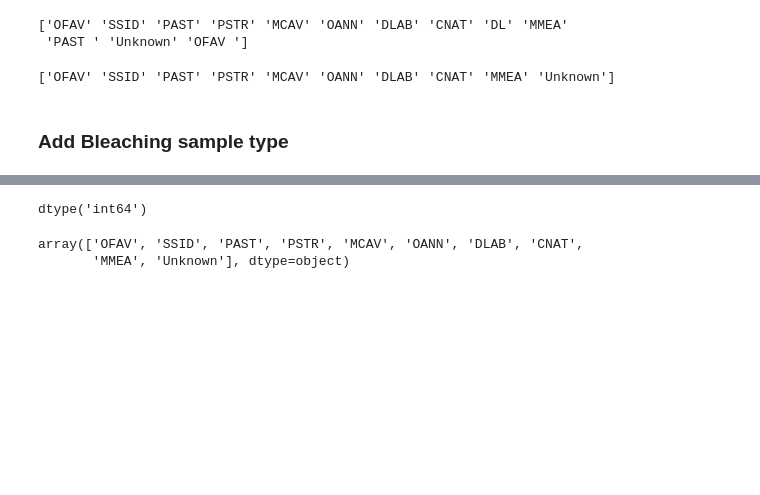
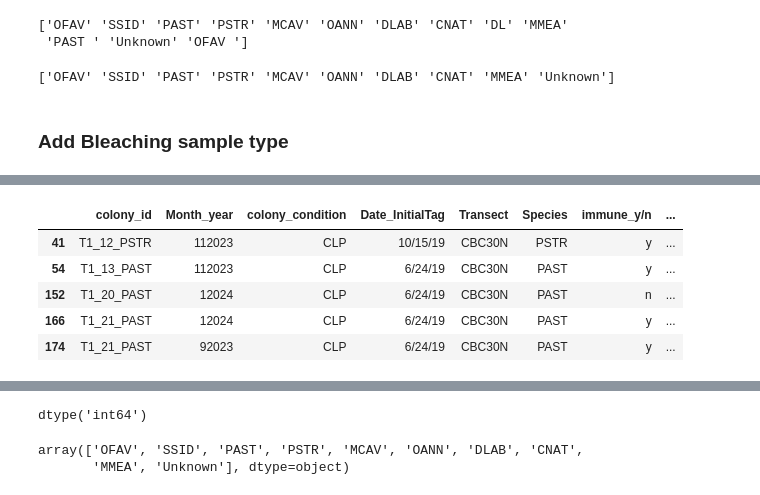
Before and after one commit to brookewicz/Code_notebook, a Jupyter notebook: QA_QC/SampleData/BleachedSamples.ipynb, the cells around one changed output, grey strips where cells are left out. Cells and saved outputs as stored; diff of their text form; code cells hidden in the pictures; blank space fills up the shorter version.

```diff
--- a/QA_QC/SampleData/BleachedSamples.ipynb
+++ b/QA_QC/SampleData/BleachedSamples.ipynb
@@ -132,0 +127,28 @@ cond_cols=['colony_id'] + colony.columns[colony.columns.str.contains('_Condition
+# %%
+# make merged df for everything (not just by species) and use code below
+
+# if sample id is not na, colony condition is CLP/CLB and sample status is healthy,
+# replace sample status to bleached_tissue
+# then somehow replace original sample data? maybe just by matching tubelabel?
+
+bl_conds = ['CLP','CLB','CLP,CLB','CLB,CLP']
+# get rows with no samples
+# rows_na = (merged['sample_ids'].explode().isna().groupby(level=0).any())
+
+# get rows with clp/clb conditions
+rows = (merged['colony_condition'].isin(bl_conds) &
+        # exclude rows with no samples
+        merged['Tubelabel_species'].notna())
+
+# update only those rows with bleached sample status
+merged.loc[rows, 'sample_condition'] = 'Bleached_Tissue'
+# %%
+merged.loc[merged['colony_condition']=='CLP',:].head(5)
+# check it worked
+# %% [output]
+|  | colony_id | Month_year | colony_condition | Date_InitialTag | Transect | Species | immune_y/n | ... |
+| 41 | T1_12_PSTR | 112023 | CLP | 10/15/19 | CBC30N | PSTR | y | ... |
+| 54 | T1_13_PAST | 112023 | CLP | 6/24/19 | CBC30N | PAST | y | ... |
+| 152 | T1_20_PAST | 12024 | CLP | 6/24/19 | CBC30N | PAST | n | ... |
+| 166 | T1_21_PAST | 12024 | CLP | 6/24/19 | CBC30N | PAST | y | ... |
+| 174 | T1_21_PAST | 92023 | CLP | 6/24/19 | CBC30N | PAST | y | ... |
```
Also changed, not shown: parts of 10 cells of this notebook.
